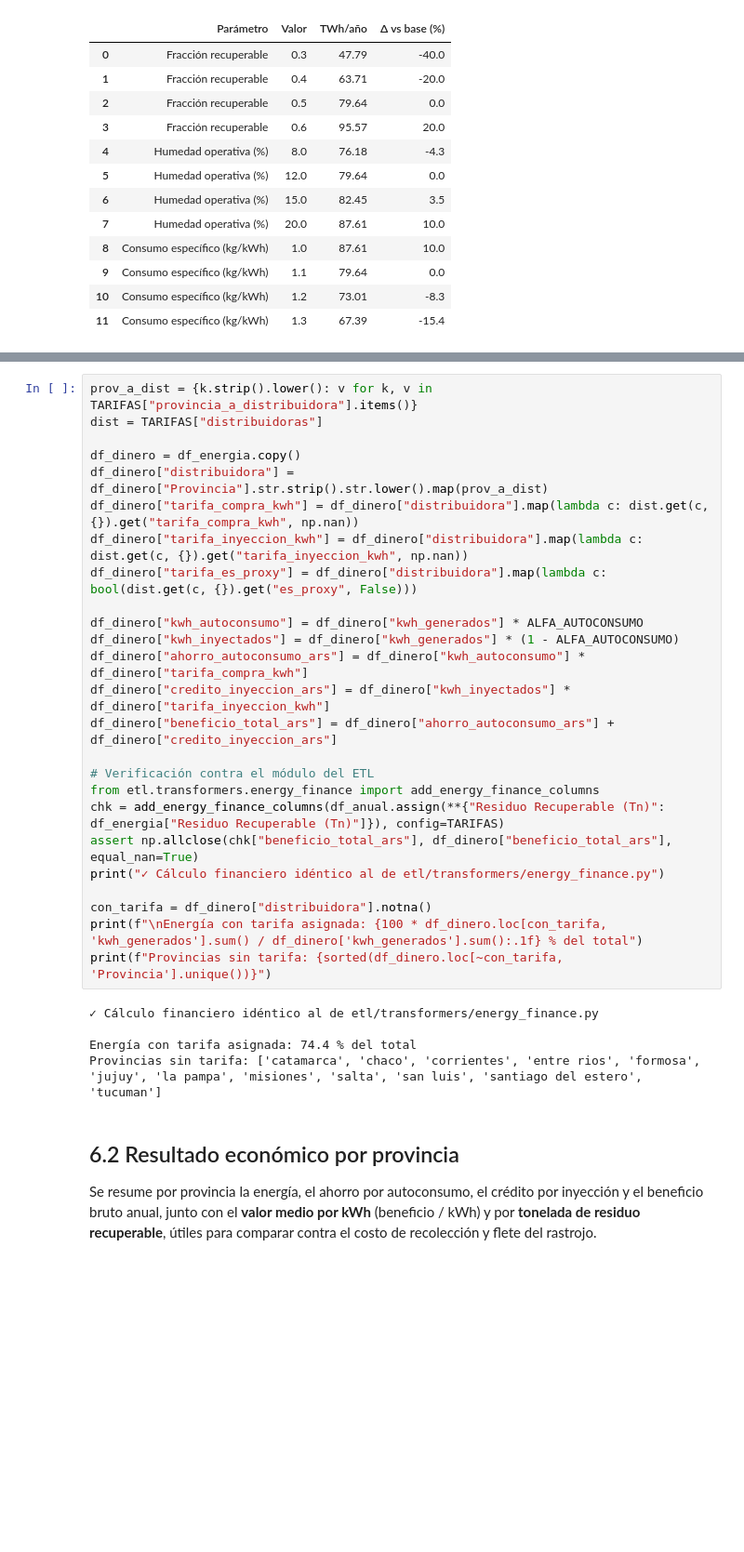
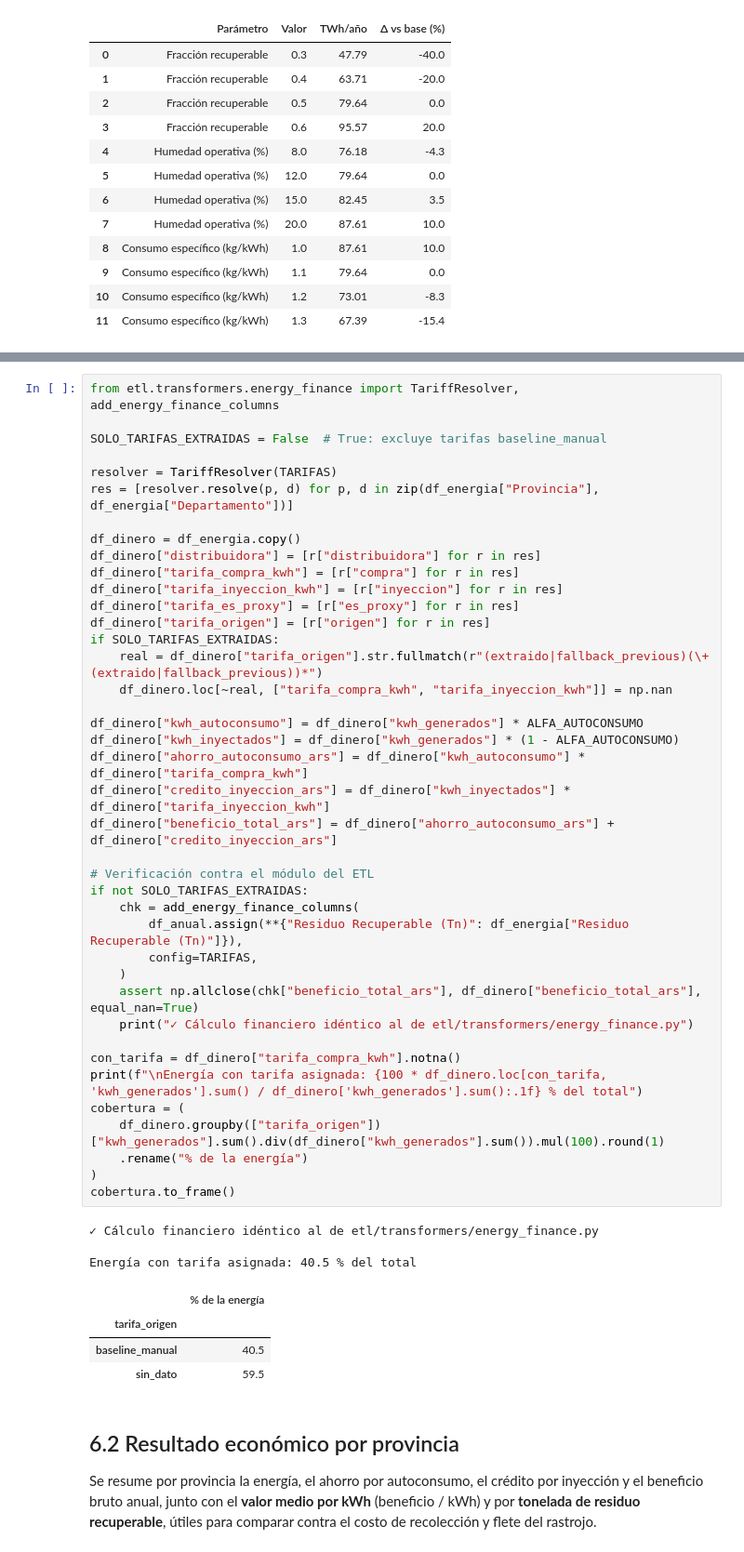
Before and after one commit to marcoeferro/SYNGAS-OPTIMIA-HV, a Jupyter notebook: notebooks/main.ipynb, the cells around one changed output, grey strips where cells are left out. Shown at 93% size. Drawn from its saved outputs; the diff is of its cells as text; blank space fills up the shorter version.

```diff
--- a/notebooks/main.ipynb
+++ b/notebooks/main.ipynb
@@ -1157,33 +1186,51 @@ Los montos están en **ARS corrientes del mes de la tarifa** y corresponden a un
 # %%
-prov_a_dist = {k.strip().lower(): v for k, v in TARIFAS["provincia_a_distribuidora"].items()}
-dist = TARIFAS["distribuidoras"]
+from etl.transformers.energy_finance import TariffResolver, add_energy_finance_columns
+
+SOLO_TARIFAS_EXTRAIDAS = False  # True: excluye tarifas baseline_manual
+
+resolver = TariffResolver(TARIFAS)
+res = [resolver.resolve(p, d) for p, d in zip(df_energia["Provincia"], df_energia["Departamento"])]
 
 df_dinero = df_energia.copy()
-df_dinero["distribuidora"] = df_dinero["Provincia"].str.strip().str.lower().map(prov_a_dist)
-df_dinero["tarifa_compra_kwh"] = df_dinero["distribuidora"].map(lambda c: dist.get(c, {}).get("tarifa_compra_kwh", np.nan))
-df_dinero["tarifa_inyeccion_kwh"] = df_dinero["distribuidora"].map(lambda c: dist.get(c, {}).get("tarifa_inyeccion_kwh", np.nan))
-df_dinero["tarifa_es_proxy"] = df_dinero["distribuidora"].map(lambda c: bool(dist.get(c, {}).get("es_proxy", False)))
+df_dinero["distribuidora"] = [r["distribuidora"] for r in res]
+df_dinero["tarifa_compra_kwh"] = [r["compra"] for r in res]
+df_dinero["tarifa_inyeccion_kwh"] = [r["inyeccion"] for r in res]
+df_dinero["tarifa_es_proxy"] = [r["es_proxy"] for r in res]
+df_dinero["tarifa_origen"] = [r["origen"] for r in res]
+if SOLO_TARIFAS_EXTRAIDAS:
+    real = df_dinero["tarifa_origen"].str.fullmatch(r"(extraido|fallback_previous)(\+(extraido|fallback_previous))*")
+    df_dinero.loc[~real, ["tarifa_compra_kwh", "tarifa_inyeccion_kwh"]] = np.nan
 
 df_dinero["kwh_autoconsumo"] = df_dinero["kwh_generados"] * ALFA_AUTOCONSUMO
 df_dinero["kwh_inyectados"] = df_dinero["kwh_generados"] * (1 - ALFA_AUTOCONSUMO)
 df_dinero["ahorro_autoconsumo_ars"] = df_dinero["kwh_autoconsumo"] * df_dinero["tarifa_compra_kwh"]
 df_dinero["credito_inyeccion_ars"] = df_dinero["kwh_inyectados"] * df_dinero["tarifa_inyeccion_kwh"]
 df_dinero["beneficio_total_ars"] = df_dinero["ahorro_autoconsumo_ars"] + df_dinero["credito_inyeccion_ars"]
 
 # Verificación contra el módulo del ETL
-from etl.transformers.energy_finance import add_energy_finance_columns
-chk = add_energy_finance_columns(df_anual.assign(**{"Residuo Recuperable (Tn)": df_energia["Residuo Recuperable (Tn)"]}), config=TARIFAS)
-assert np.allclose(chk["beneficio_total_ars"], df_dinero["beneficio_total_ars"], equal_nan=True)
-print("✓ Cálculo financiero idéntico al de etl/transformers/energy_finance.py")
+if not SOLO_TARIFAS_EXTRAIDAS:
+    chk = add_energy_finance_columns(
+        df_anual.assign(**{"Residuo Recuperable (Tn)": df_energia["Residuo Recuperable (Tn)"]}),
+        config=TARIFAS,
+    )
+    assert np.allclose(chk["beneficio_total_ars"], df_dinero["beneficio_total_ars"], equal_nan=True)
+    print("✓ Cálculo financiero idéntico al de etl/transformers/energy_finance.py")
 
-con_tarifa = df_dinero["distribuidora"].notna()
+con_tarifa = df_dinero["tarifa_compra_kwh"].notna()
 print(f"\nEnergía con tarifa asignada: {100 * df_dinero.loc[con_tarifa, 'kwh_generados'].sum() / df_dinero['kwh_generados'].sum():.1f} % del total")
-print(f"Provincias sin tarifa: {sorted(df_dinero.loc[~con_tarifa, 'Provincia'].unique())}")
+cobertura = (
+    df_dinero.groupby(["tarifa_origen"])["kwh_generados"].sum().div(df_dinero["kwh_generados"].sum()).mul(100).round(1)
+    .rename("% de la energía")
+)
+cobertura.to_frame()
 # %% [output]
 ✓ Cálculo financiero idéntico al de etl/transformers/energy_finance.py
 
-Energía con tarifa asignada: 74.4 % del total
-Provincias sin tarifa: ['catamarca', 'chaco', 'corrientes', 'entre rios', 'formosa', 'jujuy', 'la pampa', 'misiones', 'salta', 'san luis', 'santiago del estero', 'tucuman']
+Energía con tarifa asignada: 40.5 % del total
+|  | % de la energía |
+| tarifa_origen |  |
+| baseline_manual | 40.5 |
+| sin_dato | 59.5 |
 # %% [markdown]
 ## 6.2 Resultado económico por provincia
 
```
Also changed, not shown: parts of 11 cells of this notebook, 10 other files.
